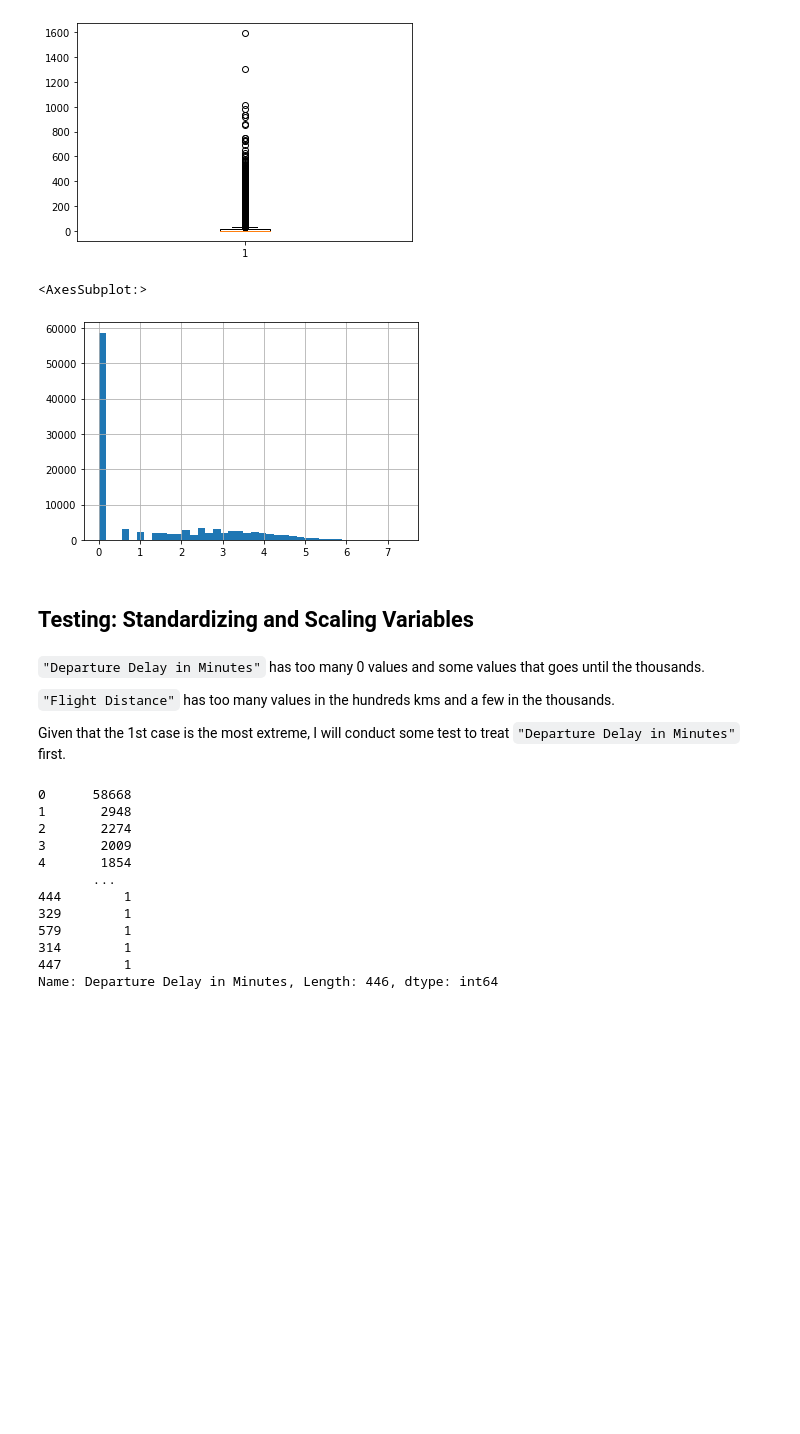
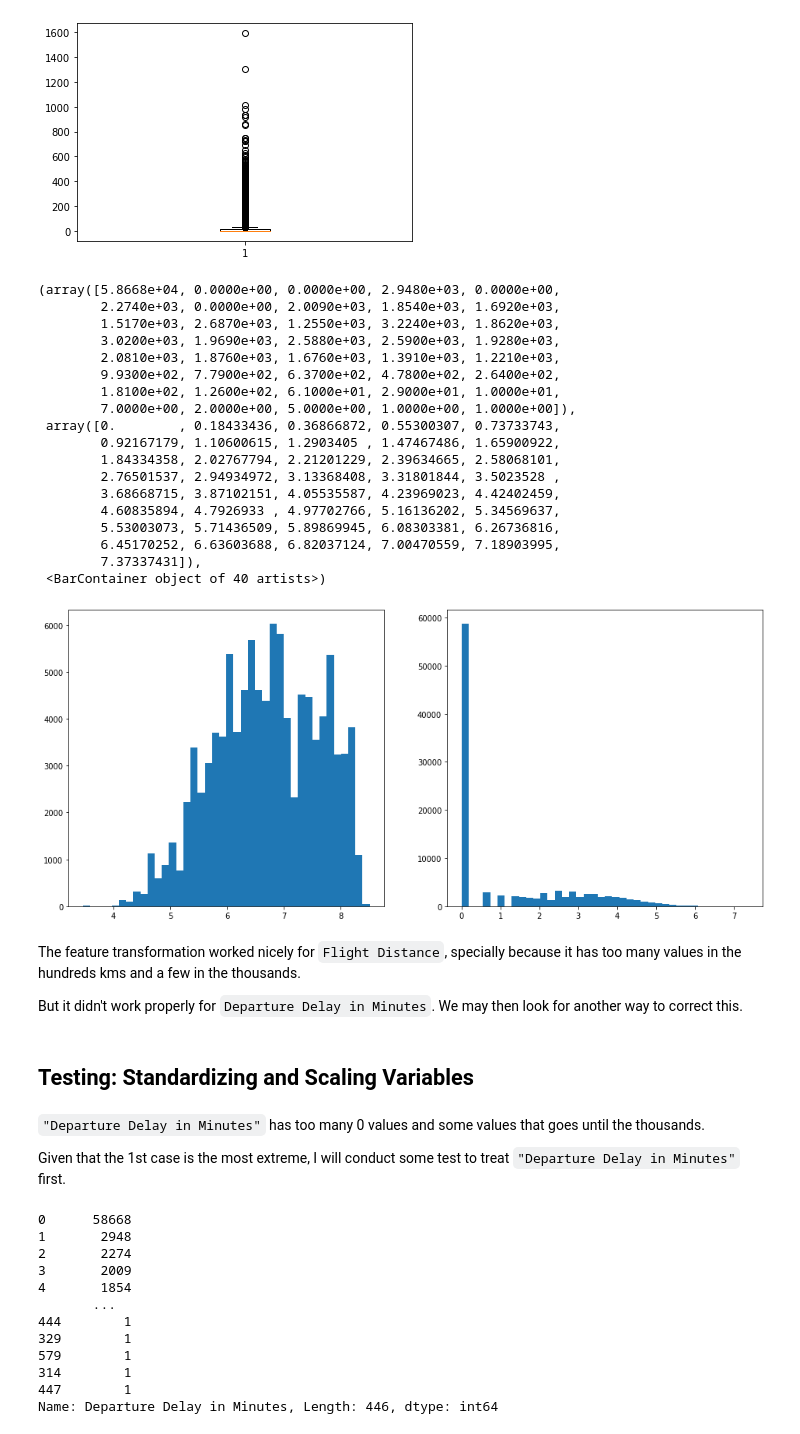
Before and after one commit to leo-cavalcante/airline-passenger-satisfaction, a Jupyter notebook: Airline Passenger Satisfaction.ipynb, the cells around one changed output. Saved outputs shown, nothing was run; the diff lists cells and outputs as text; code cells hidden in the pictures; blank space fills up the shorter version.

```diff
--- a/Airline Passenger Satisfaction.ipynb
+++ b/Airline Passenger Satisfaction.ipynb
@@ -354,19 +354,40 @@ MINIMUM 'Departure Delay in Minutes': 0
  'means': []}
 [figure]
 # %%
-# Testing the log of "Departure Delay in Minutes" to see if I may end up with a normal distribution
-np.log(airline["Departure Delay in Minutes"]+1).hist(bins=40)
+# Testing Feature Transformation, using the log of variables to see if I may end up with a normal distribution
+plt, (ax1,ax2) = plt.subplots(1,2,figsize=(16,7))
+ax1.hist(np.log(airline["Flight Distance"]+1),bins=40)
+ax2.hist(np.log(airline["Departure Delay in Minutes"]),bins=40)
 # %% [output]
-<AxesSubplot:>
+(array([5.8668e+04, 0.0000e+00, 0.0000e+00, 2.9480e+03, 0.0000e+00,
+        2.2740e+03, 0.0000e+00, 2.0090e+03, 1.8540e+03, 1.6920e+03,
+        1.5170e+03, 2.6870e+03, 1.2550e+03, 3.2240e+03, 1.8620e+03,
+        3.0200e+03, 1.9690e+03, 2.5880e+03, 2.5900e+03, 1.9280e+03,
+        2.0810e+03, 1.8760e+03, 1.6760e+03, 1.3910e+03, 1.2210e+03,
+        9.9300e+02, 7.7900e+02, 6.3700e+02, 4.7800e+02, 2.6400e+02,
+        1.8100e+02, 1.2600e+02, 6.1000e+01, 2.9000e+01, 1.0000e+01,
+        7.0000e+00, 2.0000e+00, 5.0000e+00, 1.0000e+00, 1.0000e+00]),
+ array([0.        , 0.18433436, 0.36866872, 0.55300307, 0.73733743,
+        0.92167179, 1.10600615, 1.2903405 , 1.47467486, 1.65900922,
+        1.84334358, 2.02767794, 2.21201229, 2.39634665, 2.58068101,
+        2.76501537, 2.94934972, 3.13368408, 3.31801844, 3.5023528 ,
+        3.68668715, 3.87102151, 4.05535587, 4.23969023, 4.42402459,
+        4.60835894, 4.7926933 , 4.97702766, 5.16136202, 5.34569637,
+        5.53003073, 5.71436509, 5.89869945, 6.08303381, 6.26736816,
+        6.45170252, 6.63603688, 6.82037124, 7.00470559, 7.18903995,
+        7.37337431]),
+ <BarContainer object of 40 artists>)
-[figure, old version]
+[figure, new version]
+# %% [markdown]
+The feature transformation worked nicely for `Flight Distance`, specially because it has too many values in the hundreds kms and a few in the thousands.
+
+But it didn't work properly for `Departure Delay in Minutes`. We may then look for another way to correct this.
 # %% [markdown]
 ## Testing: Standardizing and Scaling Variables
-# %% [markdown]
-`"Departure Delay in Minutes"` has too many 0 values and some values that goes until the thousands.
-
-`"Flight Distance"` has too many values in the hundreds kms and a few in the thousands.
-
-Given that the 1st case is the most extreme, I will conduct some test to treat `"Departure Delay in Minutes"` first.
+# %% [markdown]
+`"Departure Delay in Minutes"` has too many 0 values and some values that goes until the thousands.
+
+Given that the 1st case is the most extreme, I will conduct some test to treat `"Departure Delay in Minutes"` first.
 # %%
 airline["Departure Delay in Minutes"].value_counts().sort_values(ascending=False)
 # %% [output]
```
Also changed, not shown: parts of 8 cells of this notebook.
